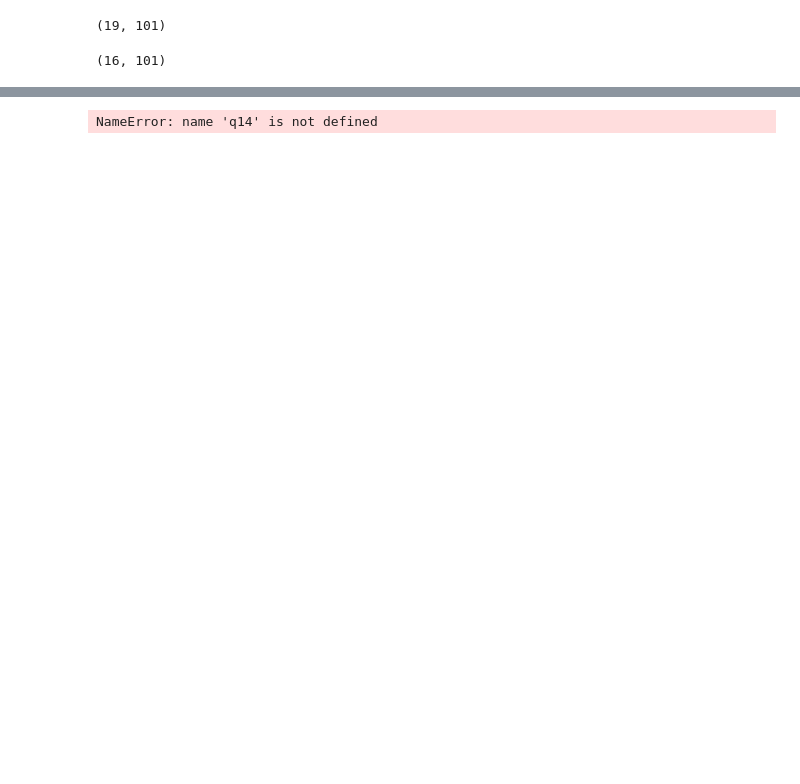
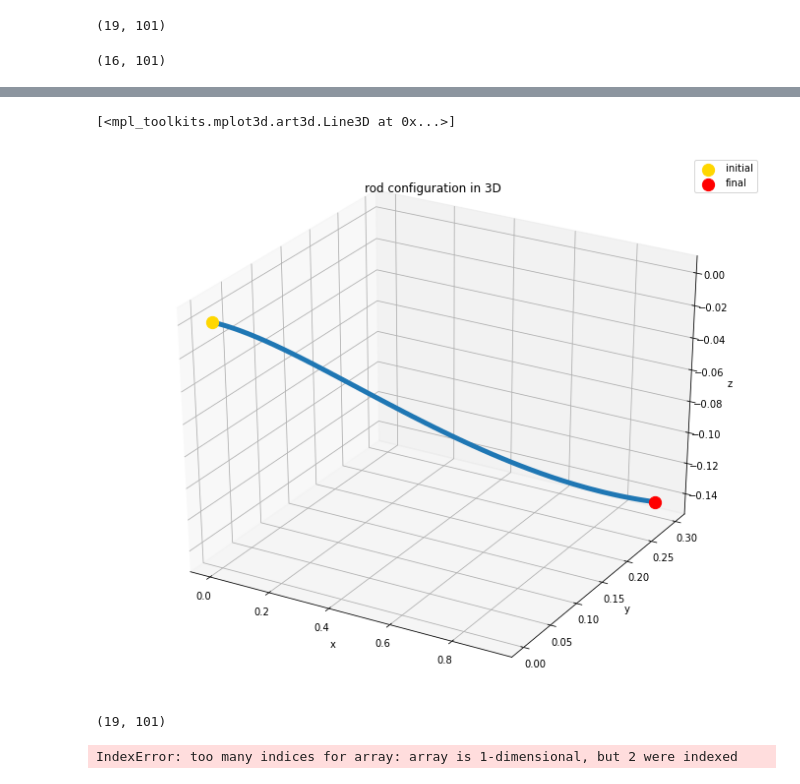
Before and after one commit to anapervan/Flexible-Tool, a Jupyter notebook: try.ipynb, the cells around one changed output, grey strips where cells are left out. Drawn from its saved outputs; the diff is of its cells as text; code cells hidden in the pictures; blank space fills up the shorter version.

Commit message:
add cost and system dynamics function, small bugs need to be resolved tomorrow

```diff
--- a/try.ipynb
+++ b/try.ipynb
@@ -117,25 +103,25 @@ array([[ 1.        ,  0.999975  ,  0.99990001, ...,  0.78736995,
        [ 1.        ,  1.        ,  1.        , ...,  1.        ,
          1.        ,  1.        ]])
 # %%
-# from mpl_toolkits import mplot3d
-# ### Interpret final q's
-# x = [q14[i] for i in range(nt)]
-# y = [q24[i] for i in range(nt)]
-# z = [q34[i] for i in range(nt)]
+## plot the initial trajectory in 3D
+from mpl_toolkits import mplot3d
+q14, q24, q34 = sim.y[3], sim.y[7], sim.y[11]
+### Interpret initial q's
+x = [q14[i] for i in range(nt)]
+y = [q24[i] for i in range(nt)]
+z = [q34[i] for i in range(nt)]
 
-# # 3D plot
-# fig = plt.figure(figsize = (12,10))
-# ax = plt.axes(projection ='3d')
-# ax.scatter(x[0], y[0], z[0], marker='o', s=150, color='gold', label='initial')
-# ax.scatter(x[-1], y[-1], z[-1], marker='o', s=150, color='red', label='final')
-# ax.set_title('rod configuration in 3D')
-# ax.set_xlabel('x')
-# ax.set_ylabel('y')
-# ax.set_zlabel('z')
-# plt.legend()
-# # ax.set_xlim([0,1])
-# # ax.set_ylim([0,1])
-# # ax.set_zlim([0,1])
-# ax.plot3D(x, y, z, linewidth=5)
+# 3D plot
+fig = plt.figure(figsize = (12,10))
+ax = plt.axes(projection ='3d')
+ax.scatter(x[0], y[0], z[0], marker='o', s=150, color='gold', label='initial')
+ax.scatter(x[-1], y[-1], z[-1], marker='o', s=150, color='red', label='final')
+ax.set_title('rod configuration in 3D')
+ax.set_xlabel('x')
+ax.set_ylabel('y')
+ax.set_zlabel('z')
+plt.legend()
+ax.plot3D(x, y, z, linewidth=5)
 # %% [output]
-NameError: name 'q14' is not defined
+[<mpl_toolkits.mplot3d.art3d.Line3D at 0x...>]
+[figure, added]
@@ -141,0 +165,6 @@ NameError: name 'q14' is not defined
+# %%
+## use arc trajectory as initial guess and stack initial u with it to form our state_initials
+state_initials = np.vstack((sim.y, u_initials))
+state_initials.shape
+# %% [output]
+(19, 101)
@@ -141,0 +257,9 @@ NameError: name 'q14' is not defined
+# %%
+# q = state_initials[0:16,:]
+# u = state_initials[17:19,:]
+con = ({'type': 'eq', 'fun': system_dynamics})
+
+
+sol = minimize(cost_function, state_initials,args=(nt, dt,c1,c2,c3), method=None, jac=None, hess=None, hessp=None, bounds=None, constraints=con, tol=1e-6, callback=None, options=None)
+# %% [output]
+IndexError: too many indices for array: array is 1-dimensional, but 2 were indexed
```
Also changed, not shown: parts of 8 cells of this notebook.
